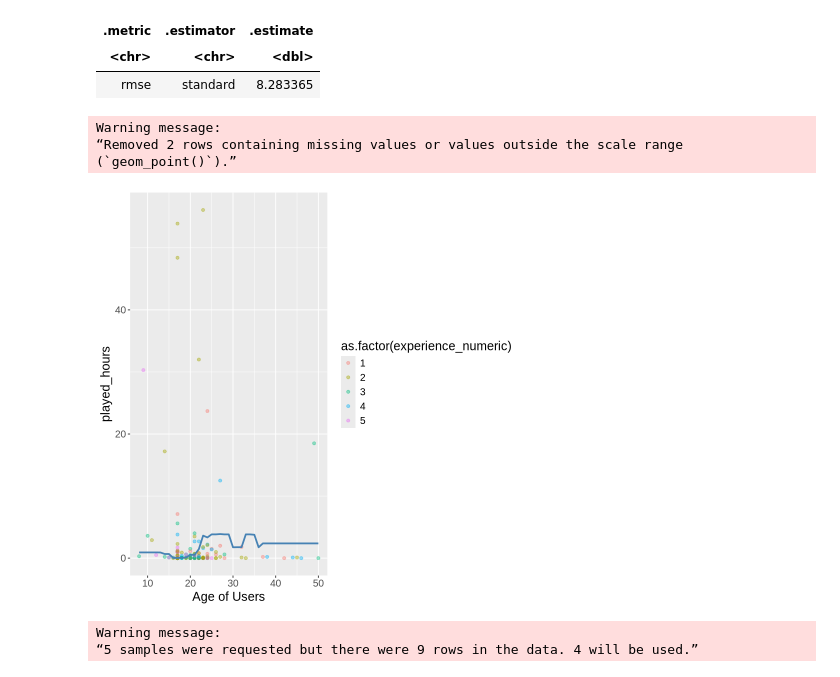
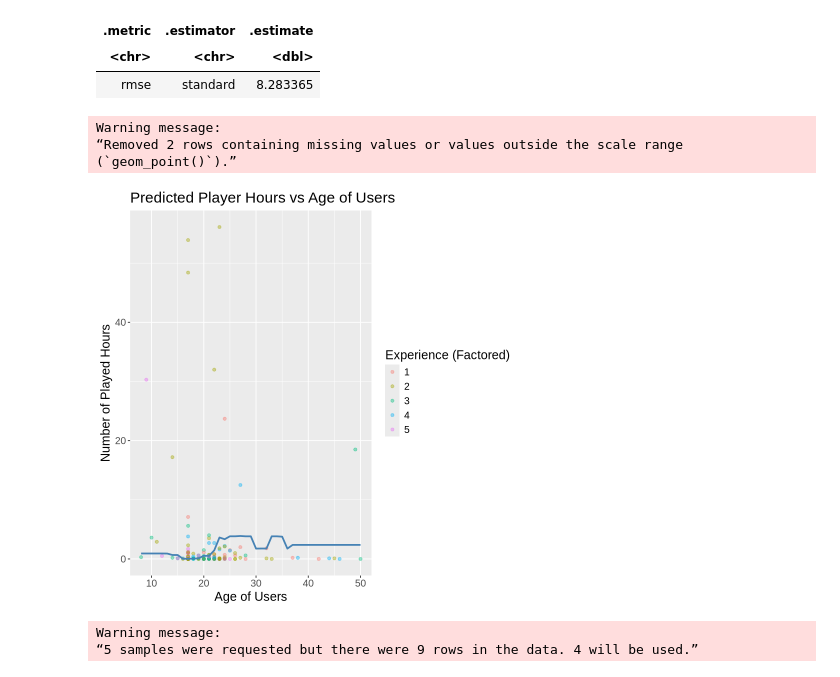
Before and after one commit to Seanrsl19/dsci-100-s006-g35, a Jupyter notebook: project_final.ipynb, the cells around one changed output. Drawn from its saved outputs; the diff is of its cells as text; code cells hidden in the pictures.

Commit message:
Added Titles and labels to plots, made experience_numeric a int type

```diff
--- a/project_final.ipynb
+++ b/project_final.ipynb
@@ -155,7 +173,8 @@ tidy_players <- players |>
     experience_numeric = as.numeric(experience)
   ) |>
     select(played_hours, experience_numeric, Age) |>
-    filter(played_hours < 60)
+    filter(played_hours < 60) |>
+    mutate(experience_numeric = as.integer(experience_numeric))
 
 tidy_players
 # %% [output]
@@ -301,32 +323,35 @@ A tibble: 1 × 3
 # %%
 players_prediction_grid <- expand_grid(
   Age = seq(
     from = min(tidy_players$Age, na.rm = TRUE),
     to   = max(tidy_players$Age, na.rm = TRUE),
     by = 1
   ),
   experience_numeric = 1:5
 )
 
 players_pred <- players_final_fit |>
     predict(players_prediction_grid)|>
     bind_cols(players_prediction_grid)
 
 players_plot_final <- tidy_players |>
     ggplot(aes(x = Age, y = played_hours, color = as.factor(experience_numeric))) +
     geom_point(alpha = 0.4) +
     geom_line(data = players_pred, mapping = aes(x = Age, y = .pred),
             color = "steelblue",
             linewidth = 1) +
     xlab("Age of Users") +
+    ylab("Number of Played Hours") +
+    ggtitle("Predicted Player Hours vs Age of Users") +
+    labs(color = "Experience (Factored)") +
     theme(text=element_text(size=15))
 
 players_plot_final
 # %% [output]
 Warning message:
 “Removed 2 rows containing missing values or values outside the scale range
 (`geom_point()`).”
-[figure, old version]
+[figure, new version]
 # %%
 tidy_players <- players |>
   mutate(
```
Also changed, not shown: parts of 3 cells of this notebook.
